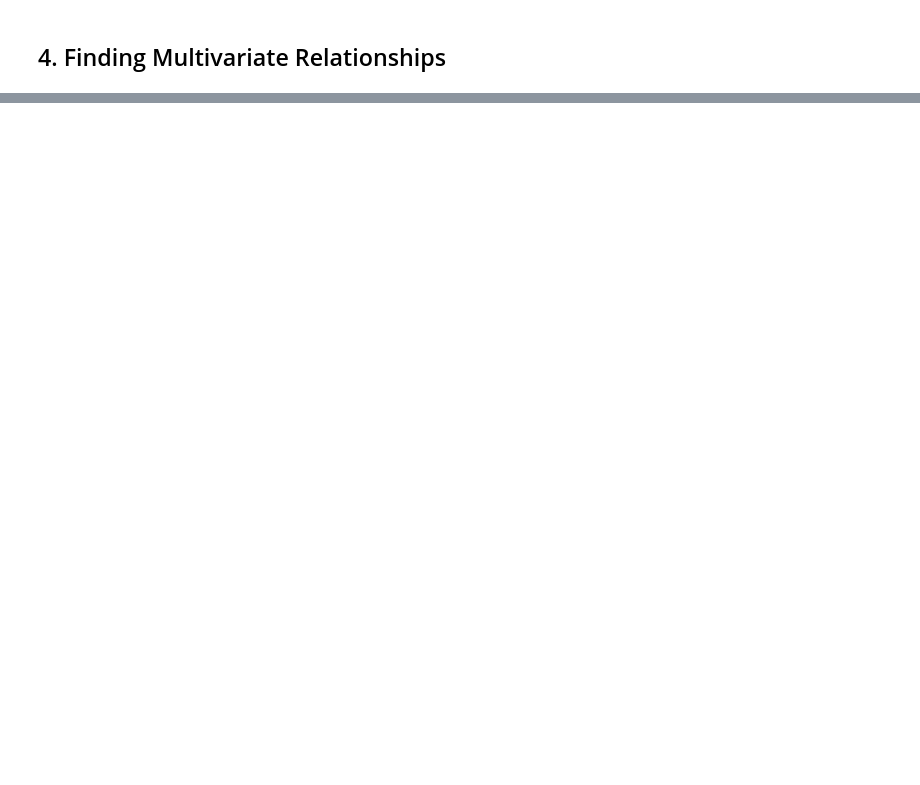
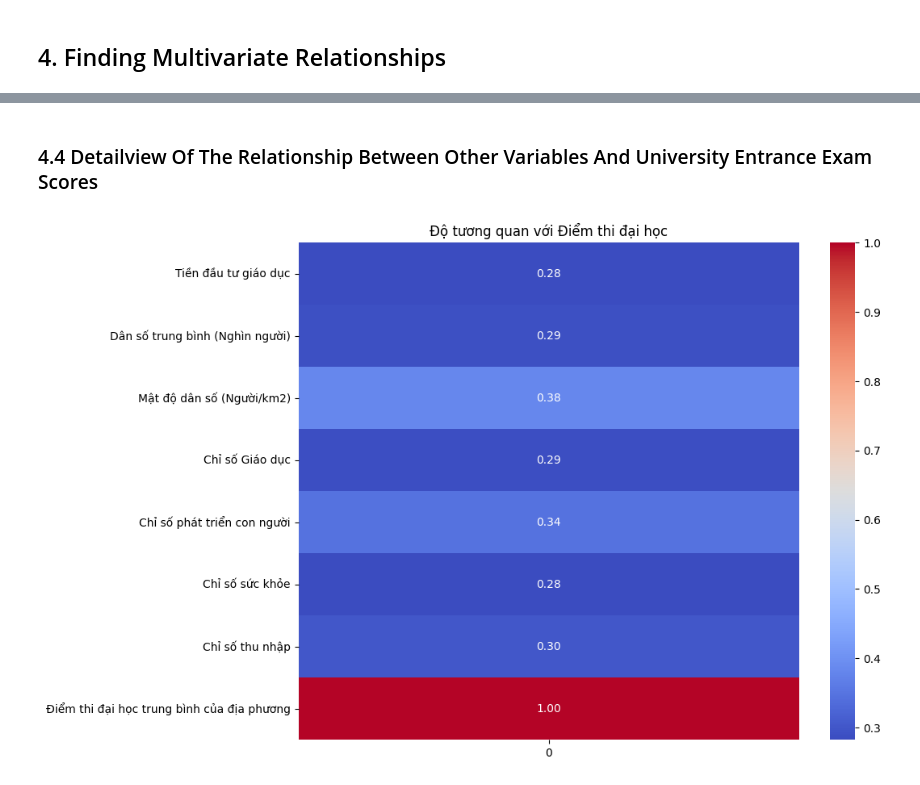
Before and after one commit to tranductri2003/university-score-predictor, a Jupyter notebook: [Part 3] Multivariate_Relationship_Analysis/[Part 3] Multivariate_Relationship_Analysis.ipynb, the cells around one changed output, grey strips where cells are left out. Drawn from its saved outputs; the diff is of its cells as text; code cells hidden in the pictures; blank space fills up the shorter version.

```diff
--- a/[Part 3] Multivariate_Relationship_Analysis/[Part 3] Multivariate_Relationship_Analysis.ipynb
+++ b/[Part 3] Multivariate_Relationship_Analysis/[Part 3] Multivariate_Relationship_Analysis.ipynb
@@ -302,0 +411,16 @@ df.describe()
+# %% [markdown]
+### 4.4 Detailview Of The Relationship Between Other Variables And University Entrance Exam Scores
+# %%
+# Loại bỏ các cột không phải số từ DataFrame
+numeric_df_cleaned = df_cleaned.select_dtypes(include=[np.number])
+numeric_df_cleaned = numeric_df_cleaned.drop(columns=['Năm'])
+# Tính ma trận tương quan giữa "Điểm thi đại học" và các biến khác
+corr_with_university_score = numeric_df_cleaned.corrwith(df_cleaned['Điểm thi đại học trung bình của địa phương'])
+
+# Vẽ biểu đồ heatmap cho ma trận tương quan
+plt.figure(figsize=(10, 8))
+sns.heatmap(corr_with_university_score.to_frame(), annot=True, cmap="coolwarm", fmt=".2f")
+plt.title('Độ tương quan với Điểm thi đại học')
+plt.show()
+# %% [output]
+[figure, added]
```
Also changed, not shown: parts of 24 cells of this notebook, 7 other files.
